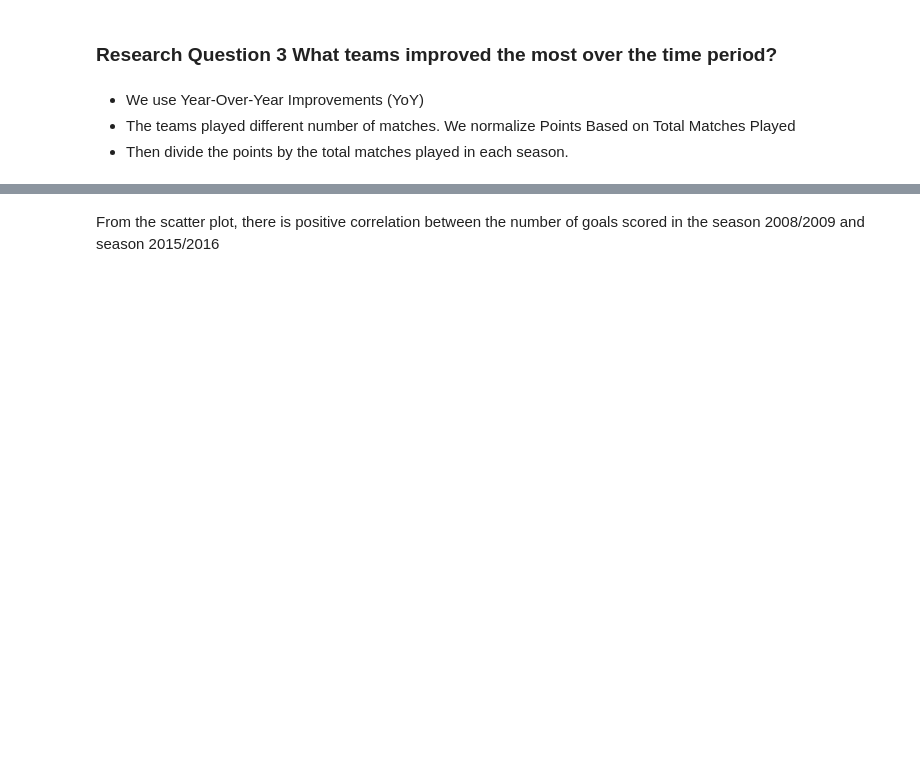
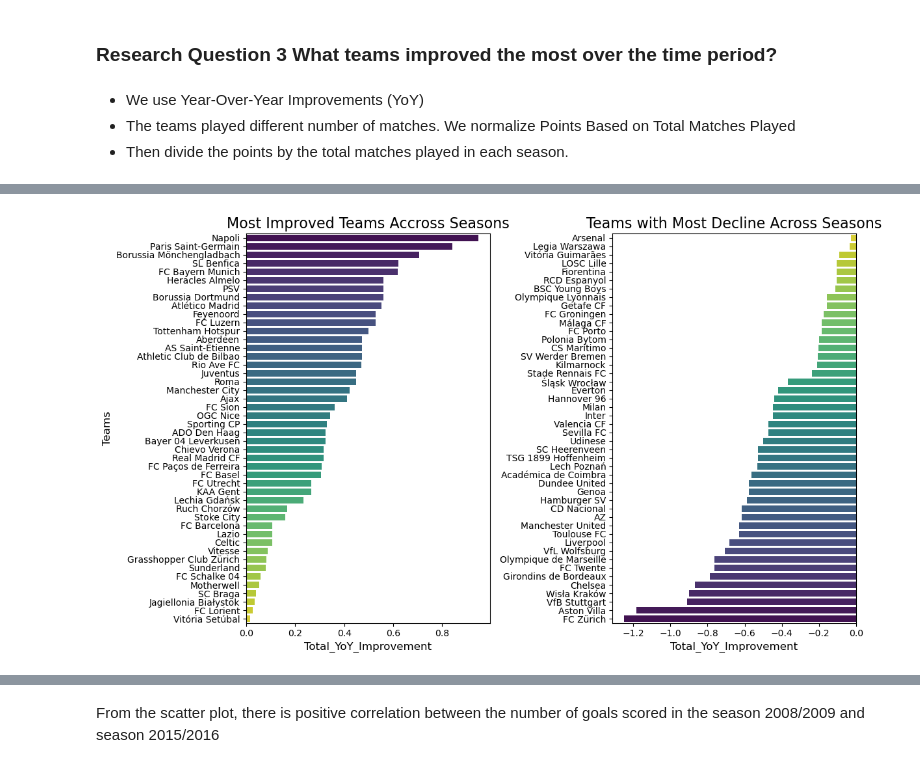
Before and after one commit to Daviedavie100/Investigating_dataset_project, a Jupyter notebook: Investigate_a_Dataset.ipynb, the cells around one changed output, grey strips where cells are left out. Saved outputs shown, nothing was run; the diff lists cells and outputs as text; code cells hidden in the pictures; blank space fills up the shorter version.

```diff
--- a/Investigate_a_Dataset.ipynb
+++ b/Investigate_a_Dataset.ipynb
@@ -753,26 +1776,27 @@ df_normalized[df_normalized['Total_YoY_Improvement']>0].reset_index().sort_value
 # %%
 # improve
 df0=df_normalized[df_normalized['Total_YoY_Improvement']>0].reset_index().sort_values(by='Total_YoY_Improvement', ascending=False)
 # drop
 df00=df_normalized[df_normalized['Total_YoY_Improvement']<0].reset_index().sort_values(by='Total_YoY_Improvement', ascending=False)
 
 plt.figure(figsize=(12, 7))
 
 # chart 1 improve
 plt.subplot(1, 2, 1)  # 1 row, 2 columns, position 1
 sns.barplot(data=df0, y='Team', x='Total_YoY_Improvement',dodge=False, palette='viridis')
 plt.title('Most Improved Teams Accross Seasons', fontsize=16)
 plt.xlabel('Total_YoY_Improvement', fontsize=12)
 plt.ylabel('Teams', fontsize=12)
 
 # chart 2 drop
 plt.subplot(1, 2, 2)  # 1 row, 2 columns, position 2
 sns.barplot(data=df00, y='Team', x='Total_YoY_Improvement',dodge=False, palette='viridis_r')
-plt.title('Teams with Most Decline Performance Across Seasons', fontsize=16)
+plt.title('Teams with Most Decline Across Seasons', fontsize=16)
 plt.xlabel('Total_YoY_Improvement', fontsize=12)
 plt.ylabel('') # remove duplicate axes plt.ylabel('Teams', fontsize=12)
 
 # Show the plot
-plt.grid(visible=True)
 plt.tight_layout()
 plt.show();
+# %% [output]
+[figure, added]
```
Also changed, not shown: parts of 93 cells of this notebook.
